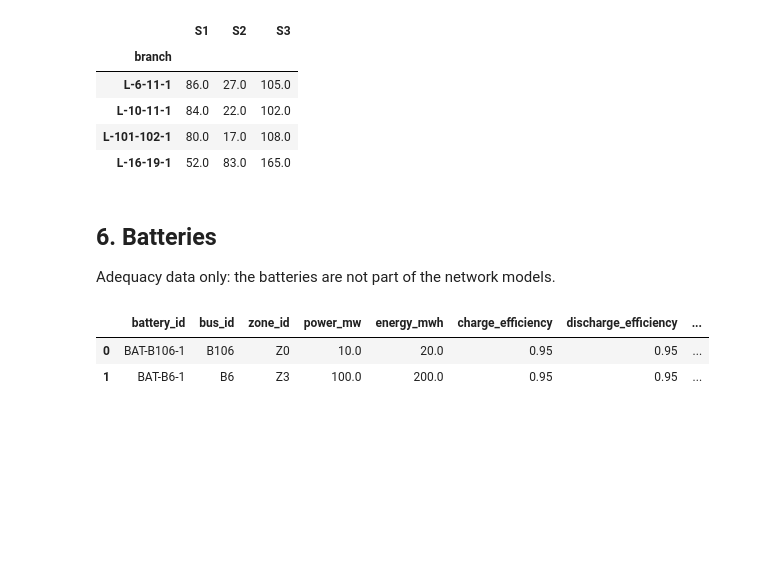
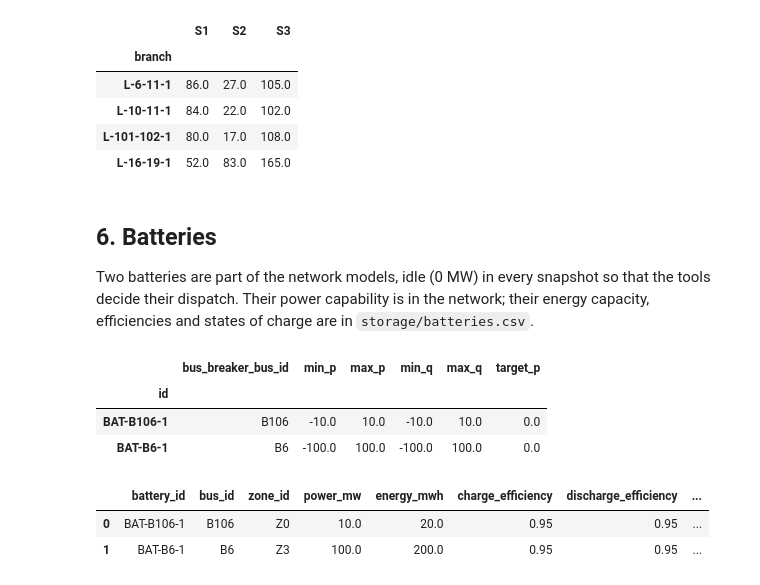
Before and after one commit to SuperGrid-Institute/hynet-t32-reference-test-case, a Jupyter notebook: notebooks/presentation.ipynb, the cells around one changed output. Drawn from its saved outputs; the diff is of its cells as text; code cells hidden in the pictures; blank space fills up the shorter version.

Commit message:
feat(storage): add the batteries to the network models

```diff
--- a/notebooks/presentation.ipynb
+++ b/notebooks/presentation.ipynb
@@ -188,10 +189,19 @@ overloads[(overloads > 100).any(axis=1)].round(0)
 # %% [markdown]
 ## 6. Batteries
 
-Adequacy data only: the batteries are not part of the network models.
+Two batteries are part of the network models, idle (0 MW) in every snapshot so that
+the tools decide their dispatch. Their power capability is in the network; their
+energy capacity, efficiencies and states of charge are in `storage/batteries.csv`.
 # %%
-read_csv("storage/batteries.csv")
+network.get_batteries(all_attributes=True)[["bus_breaker_bus_id", "min_p", "max_p", "min_q", "max_q", "target_p"]]
 # %% [output]
-|  | battery_id | bus_id | zone_id | power_mw | energy_mwh | charge_efficiency | discharge_efficiency | ... |
-| 0 | BAT-B106-1 | B106 | Z0 | 10.0 | 20.0 | 0.95 | 0.95 | ... |
-| 1 | BAT-B6-1 | B6 | Z3 | 100.0 | 200.0 | 0.95 | 0.95 | ... |
+|  | bus_breaker_bus_id | min_p | max_p | min_q | max_q | target_p |
+| id |  |  |  |  |  |  |
+| BAT-B106-1 | B106 | -10.0 | 10.0 | -10.0 | 10.0 | 0.0 |
+| BAT-B6-1 | B6 | -100.0 | 100.0 | -100.0 | 100.0 | 0.0 |
+# %%
+read_csv("storage/batteries.csv")
+# %% [output]
+|  | battery_id | bus_id | zone_id | power_mw | energy_mwh | charge_efficiency | discharge_efficiency | ... |
+| 0 | BAT-B106-1 | B106 | Z0 | 10.0 | 20.0 | 0.95 | 0.95 | ... |
+| 1 | BAT-B6-1 | B6 | Z3 | 100.0 | 200.0 | 0.95 | 0.95 | ... |
```
Also changed, not shown: parts of 3 cells of this notebook, 42 other files.
